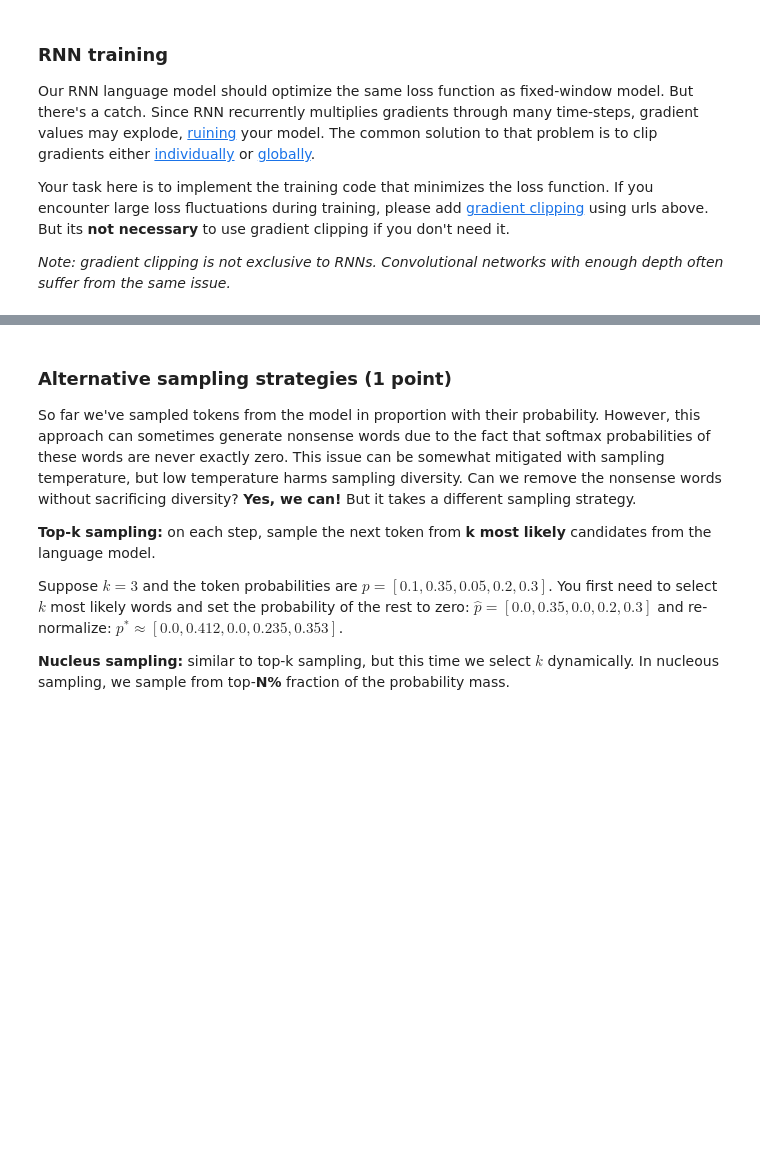
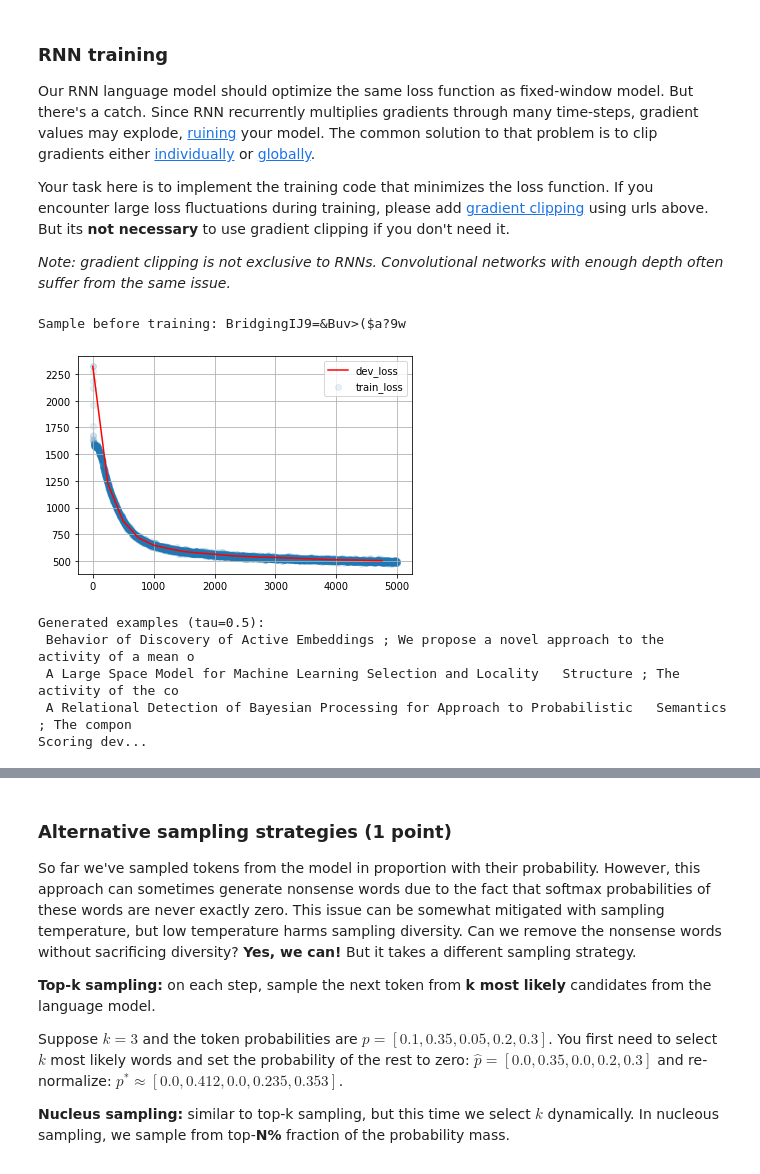
Before and after one commit to ivkrasovskiy/nlp_course, a Jupyter notebook: week03_lm/homework_pytorch.ipynb, the cells around one changed output, grey strips where cells are left out. Cells and saved outputs as stored; diff of their text form; code cells hidden in the pictures; blank space fills up the shorter version.

```diff
--- a/week03_lm/homework_pytorch.ipynb
+++ b/week03_lm/homework_pytorch.ipynb
@@ -312,10 +383,11 @@ class RNNLanguageModel(nn.Module):
          Also, please read the docs carefully: they don't just return what you want them to return :)
         """
         super().__init__() # initialize base class to track sub-layers, trainable variables, etc.
-
-        # YOUR CODE - create layers/variables/etc
-
-        <...>
+        self.embeddings = nn.Embedding(num_embeddings=n_tokens, embedding_dim=emb_size)
+        self.gru = nn.GRU(batch_first=True, num_layers=3, hidden_size=hid_size, input_size=emb_size)
+        self.fc1 = nn.Linear(in_features=hid_size, out_features=hid_size)
+        self.relu = nn.ReLU()
+        self.fc2 = nn.Linear(in_features=hid_size, out_features=n_tokens)
 
         #END OF YOUR CODE
 
@@ -326,12 +398,17 @@ class RNNLanguageModel(nn.Module):
         :returns: pre-softmax linear outputs of language model [batch_size, sequence_length, n_tokens]
             these outputs will be used as logits to compute P(x_t | x_0, ..., x_{t - 1})
         """
-        # YOUR CODE - apply layers, see docstring above
-        return <...> # output tensor should be of shape [batch_size, sequence_length, n_tokens]
+        batch = self.embeddings(input_ix)
+        history, final_hid_state  = self.gru(batch)
+        batch = self.fc1(history)
+        batch = self.relu(batch)
+
+        batch = self.fc2(batch)
+        return batch # output tensor should be of shape [batch_size, sequence_length, n_tokens]
 
     def get_possible_next_tokens(self, prefix=BOS, temperature=1.0, max_len=100):
         """ :returns: probabilities of next token, dict {token : prob} for all tokens """
-        prefix_ix = torch.as_tensor(to_matrix([prefix]), dtype=torch.int64)
+        prefix_ix = torch.as_tensor(to_matrix([prefix]), dtype=torch.int64).to(device)
         with torch.no_grad():
             probs = torch.softmax(self(prefix_ix)[0, -1], dim=-1).cpu().numpy()  # shape: [n_tokens]
         return dict(zip(tokens, probs))
@@ -363,41 +442,57 @@ Your task here is to implement the training code that minimizes the loss functio
 
 _Note: gradient clipping is not exclusive to RNNs. Convolutional networks with enough depth often suffer from the same issue._
 # %%
-batch_size = 64         # <-- please tune batch size to fit your CPU/GPU configuration
+batch_size = 128         # <-- please tune batch size to fit your CPU/GPU configuration
 score_dev_every = 250
 train_history, dev_history = [], []
 
-model = <YOUR CODE HERE>
+model = RNNLanguageModel().to(device)
 opt = torch.optim.Adam(model.parameters())
 
 # score untrained model
 dev_history.append((0, score_lines(model, dev_lines, batch_size)))
 print("Sample before training:", generate(model, 'Bridging'))
+# %% [output]
+Sample before training: BridgingIJ9=&Buv>($a?9w
 # %%
 from IPython.display import clear_output
 from random import sample
 from tqdm import trange
+model.train()
 
 for i in trange(len(train_history), 5000):
     batch = to_matrix(sample(train_lines, batch_size))
 
-    <YOUR CODE - one step of the training loop for your RNN model>
+    batch = to_matrix(sample(train_lines, batch_size))
+    batch = torch.tensor(batch).to(device)
 
-    loss_i = <...>
+    loss_i = compute_loss(model, batch)
 
-    train_history.append((i, float(loss_i)))
+    opt.zero_grad()
+    loss_i.backward()
+    opt.step()
+
+    train_history.append((i, loss_i.item()))
+
 
     if (i + 1) % 50 == 0:
         clear_output(True)
         plt.scatter(*zip(*train_history), alpha=0.1, label='train_loss')
         if len(dev_history):
             plt.plot(*zip(*dev_history), color='red', label='dev_loss')
         plt.legend(); plt.grid(); plt.show()
         print("Generated examples (tau=0.5):")
         for _ in range(3):
             print(generate(model, temperature=0.5))
 
     if (i + 1) % score_dev_every == 0:
         print("Scoring dev...")
         dev_history.append((i, score_lines(model, dev_lines, batch_size)))
         print('#%i Dev loss: %.3f' % dev_history[-1])
+# %% [output]
+[figure, added]
+Generated examples (tau=0.5):
+ Behavior of Discovery of Active Embeddings ; We propose a novel approach to the activity of a mean o
+ A Large Space Model for Machine Learning Selection and Locality   Structure ; The activity of the co
+ A Relational Detection of Bayesian Processing for Approach to Probabilistic   Semantics ; The compon
+Scoring dev...
```
Also changed, not shown: parts of 20 cells of this notebook, 3 other files.
